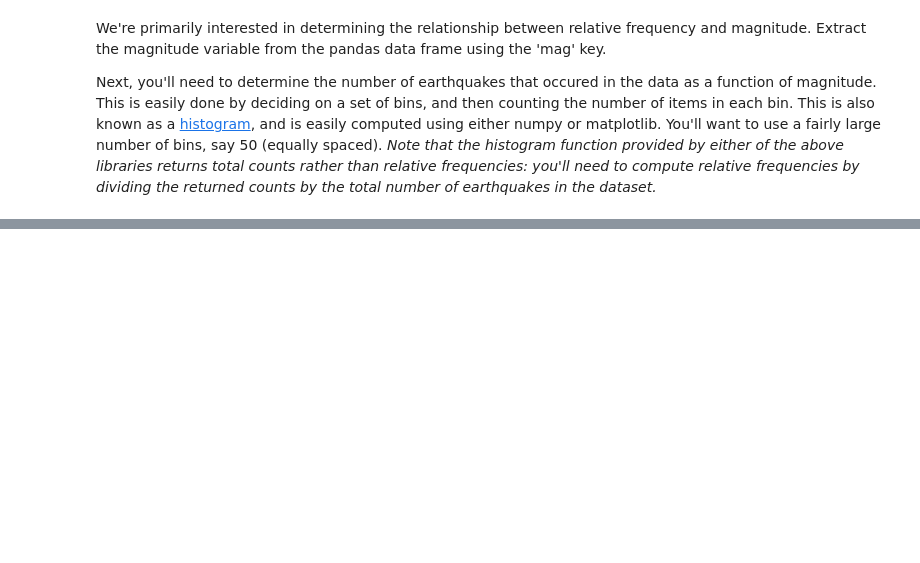
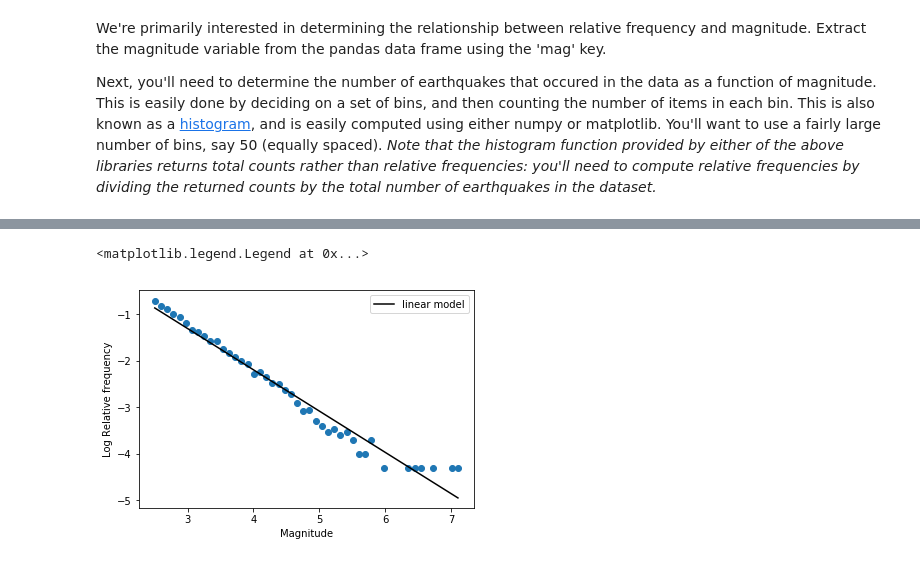
Before and after one commit to UM-CSCI-447-547-Fall-2019/homework-1-jtgilbert, a Jupyter notebook: Homework-1.ipynb, the cells around one changed output, grey strips where cells are left out. Saved outputs shown, nothing was run; the diff lists cells and outputs as text; code cells hidden in the pictures; blank space fills up the shorter version.

```diff
--- a/Homework-1.ipynb
+++ b/Homework-1.ipynb
@@ -126,0 +109,9 @@ Finally, **(40pts) use one of the methods that you developed for linear regressi
+# %%
+plt.scatter(df['mag'], log_freq, label='_nolegend_')
+plt.plot(df['mag'], 1.356 -0.887*df['mag'], 'k-', label='linear model')
+plt.ylabel('Log Relative frequency')
+plt.xlabel('Magnitude')
+plt.legend()
+# %% [output]
+<matplotlib.legend.Legend at 0x...>
+[figure, added]
```
Also changed, not shown: parts of 14 cells of this notebook.
